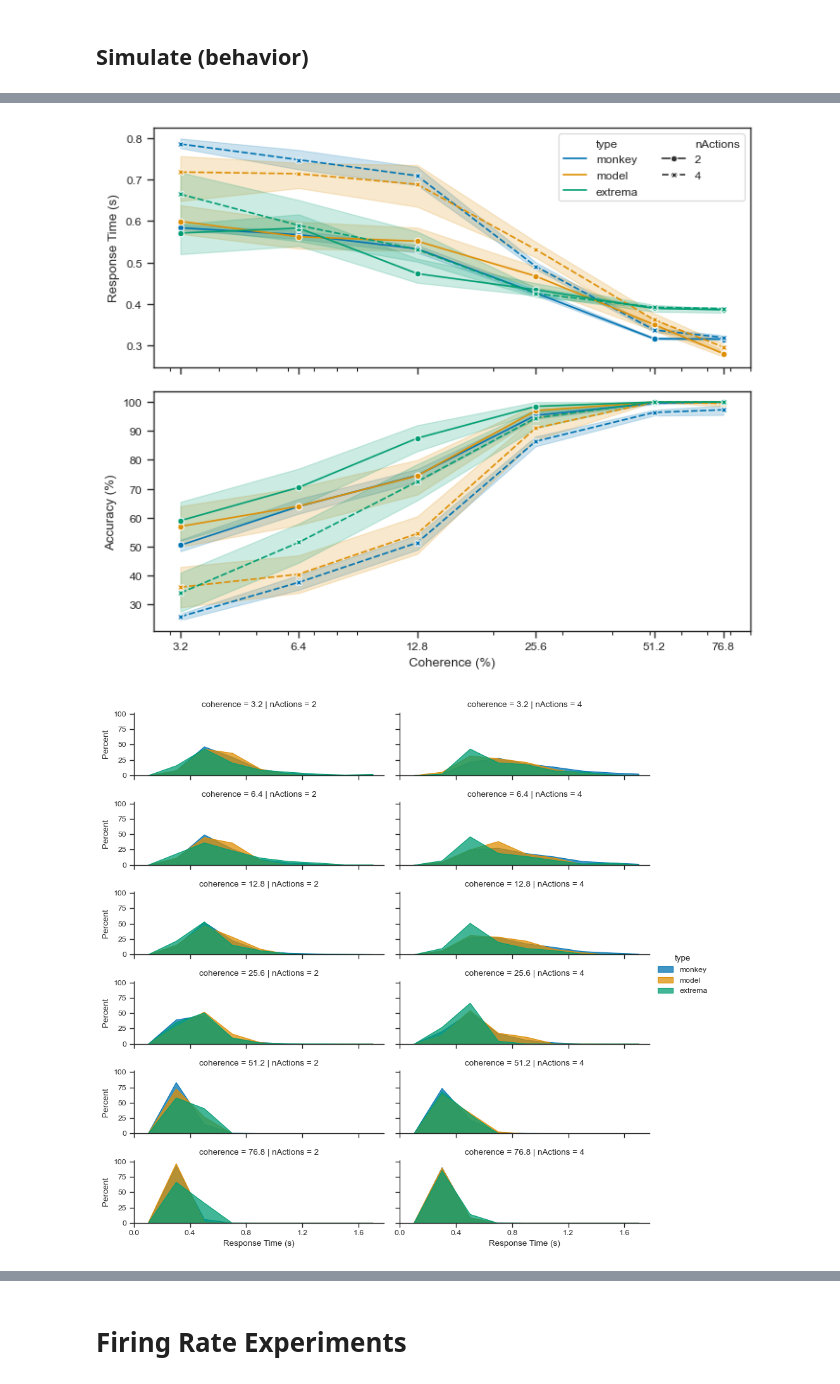
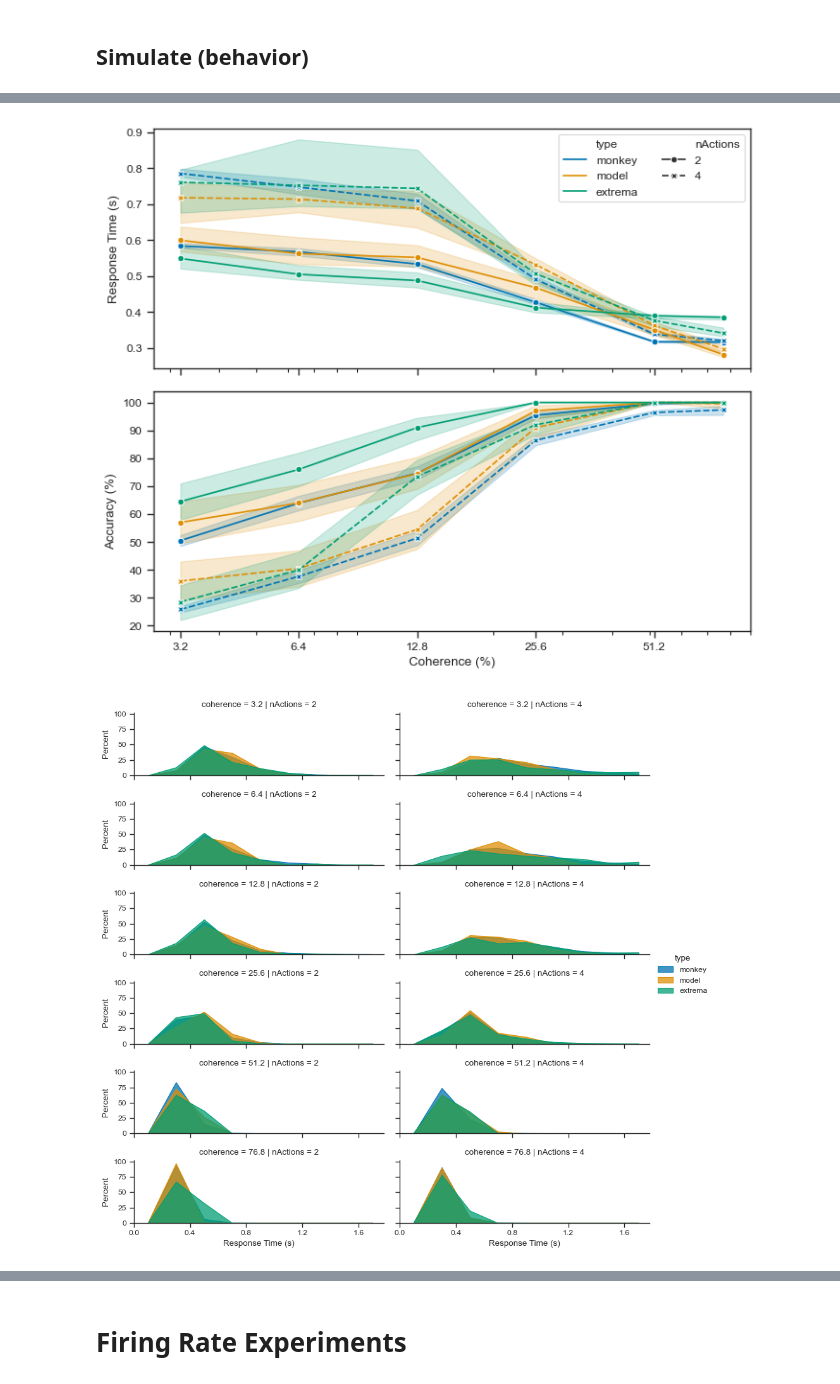
Before and after one commit to psipeter/speed-accuracy-tradeoff, a Jupyter notebook: churchland_compare.ipynb, the cells around one changed output, grey strips where cells are left out. Drawn from its saved outputs; the diff is of its cells as text; code cells hidden in the pictures.

```diff
--- a/churchland_compare.ipynb
+++ b/churchland_compare.ipynb
@@ -392,13 +427,14 @@ plot_sat("dec14full", "churchland_extrema", "churchland2008_behavior")
 # %%
 simulate_extrema_separate(
     trials=200,
-    thresholds=[0.67, 0.52],
-    dt_samples=[0.06, 0.027],
-    sigmas=[0.13, 0.13],
-    nd_means=[0.38, 0.39],
-    nd_sigmas=[0.04, 0.01],
+    thresholds=[0.67, 0.83],
+    dt_samples=[0.031, 0.008],
+    sigmas=[0.11, 0.21],
+    nd_means=[0.38, 0.34],
+    nd_sigmas=[0.04, 0.07],
     tiebreakers=['largest', 'largest'])
 plot_sat("dec14full", "churchland_extrema_separate", "churchland2008_behavior")
+plot_correct_incorrect("dec14full", "churchland_extrema_separate", "churchland2008_behavior")
 # %% [output]
-[figure, old version]
+[figure, new version]
-[figure, old version]
+[figure, new version]
```
Also changed, not shown: parts of 6 cells of this notebook, 4 other files.
